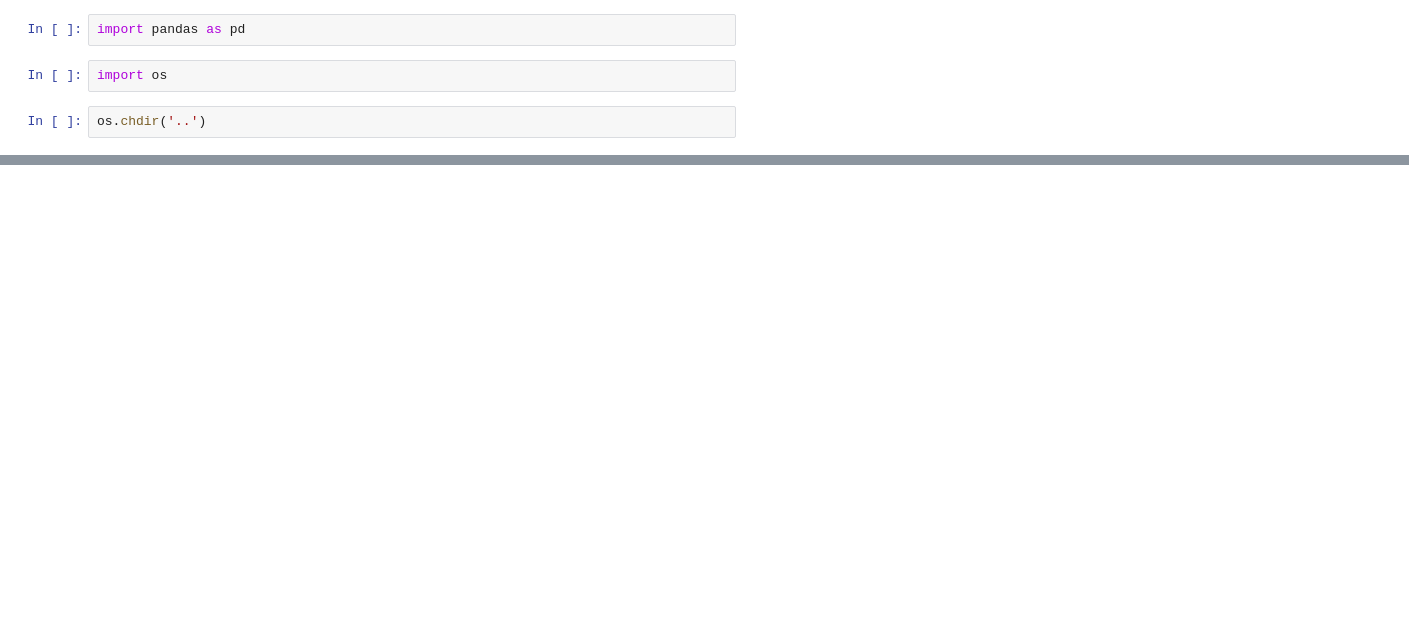
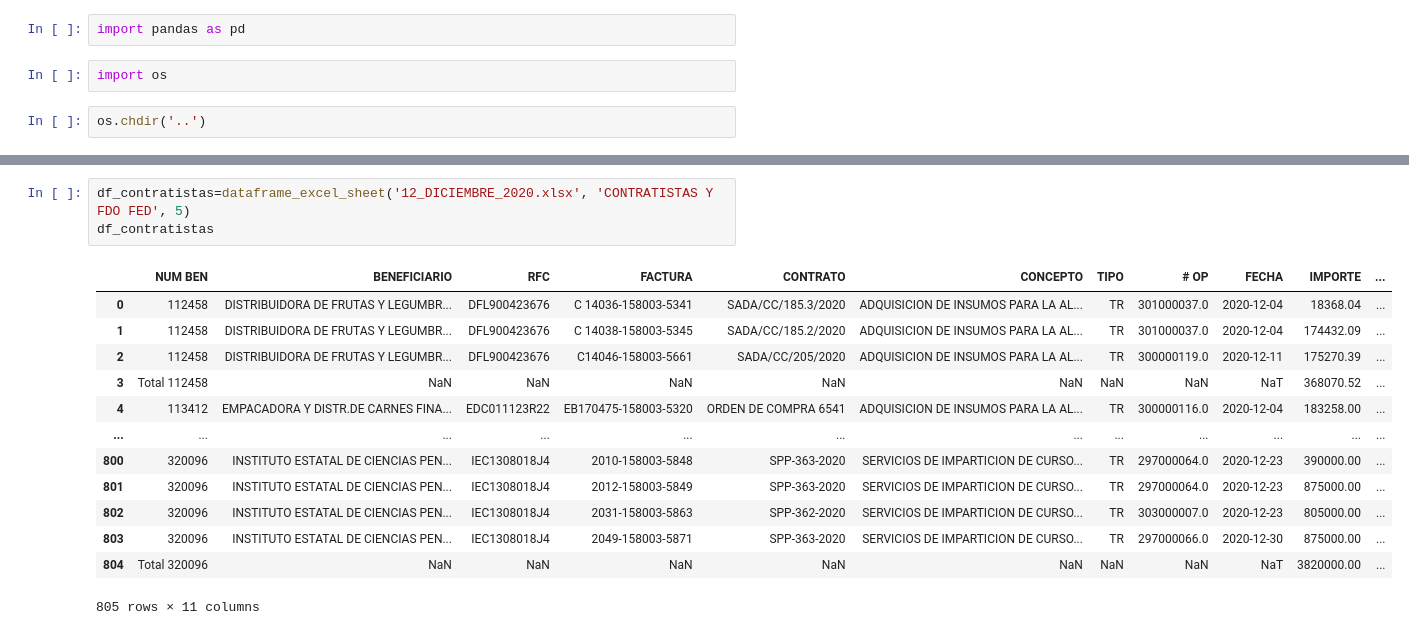
Before and after one commit to yuliethc/estudiomonterrey, a Jupyter notebook: notebooks/1_limpieza_y_carga.ipynb, the cells around one changed output, grey strips where cells are left out. Cells and saved outputs as stored; diff of their text form; blank space fills up the shorter version.

```diff
--- a/notebooks/1_limpieza_y_carga.ipynb
+++ b/notebooks/1_limpieza_y_carga.ipynb
@@ -10,0 +76,17 @@ os.chdir('..')
+# %%
+df_contratistas=dataframe_excel_sheet('12_DICIEMBRE_2020.xlsx', 'CONTRATISTAS Y FDO FED', 5)
+df_contratistas
+# %% [output]
+|  | NUM BEN | BENEFICIARIO | RFC | FACTURA | CONTRATO | CONCEPTO | TIPO | # OP | FECHA | IMPORTE | ... |
+| 0 | 112458 | DISTRIBUIDORA DE FRUTAS Y LEGUMBR... | DFL900423676 | C 14036-158003-5341 | SADA/CC/185.3/2020 | ADQUISICION DE INSUMOS PARA LA AL... | TR | 301000037.0 | 2020-12-04 | 18368.04 | ... |
+| 1 | 112458 | DISTRIBUIDORA DE FRUTAS Y LEGUMBR... | DFL900423676 | C 14038-158003-5345 | SADA/CC/185.2/2020 | ADQUISICION DE INSUMOS PARA LA AL... | TR | 301000037.0 | 2020-12-04 | 174432.09 | ... |
+| 2 | 112458 | DISTRIBUIDORA DE FRUTAS Y LEGUMBR... | DFL900423676 | C14046-158003-5661 | SADA/CC/205/2020 | ADQUISICION DE INSUMOS PARA LA AL... | TR | 300000119.0 | 2020-12-11 | 175270.39 | ... |
+| 3 | Total 112458 | NaN | NaN | NaN | NaN | NaN | NaN | NaN | NaT | 368070.52 | ... |
+| 4 | 113412 | EMPACADORA Y DISTR.DE CARNES FINA... | EDC011123R22 | EB170475-158003-5320 | ORDEN DE COMPRA 6541 | ADQUISICION DE INSUMOS PARA LA AL... | TR | 300000116.0 | 2020-12-04 | 183258.00 | ... |
+| ... | ... | ... | ... | ... | ... | ... | ... | ... | ... | ... | ... |
+| 800 | 320096 | INSTITUTO ESTATAL DE CIENCIAS PEN... | IEC1308018J4 | 2010-158003-5848 | SPP-363-2020 | SERVICIOS DE IMPARTICION DE CURSO... | TR | 297000064.0 | 2020-12-23 | 390000.00 | ... |
+| 801 | 320096 | INSTITUTO ESTATAL DE CIENCIAS PEN... | IEC1308018J4 | 2012-158003-5849 | SPP-363-2020 | SERVICIOS DE IMPARTICION DE CURSO... | TR | 297000064.0 | 2020-12-23 | 875000.00 | ... |
+| 802 | 320096 | INSTITUTO ESTATAL DE CIENCIAS PEN... | IEC1308018J4 | 2031-158003-5863 | SPP-362-2020 | SERVICIOS DE IMPARTICION DE CURSO... | TR | 303000007.0 | 2020-12-23 | 805000.00 | ... |
+| 803 | 320096 | INSTITUTO ESTATAL DE CIENCIAS PEN... | IEC1308018J4 | 2049-158003-5871 | SPP-363-2020 | SERVICIOS DE IMPARTICION DE CURSO... | TR | 297000066.0 | 2020-12-30 | 875000.00 | ... |
+| 804 | Total 320096 | NaN | NaN | NaN | NaN | NaN | NaN | NaN | NaT | 3820000.00 | ... |
+805 rows × 11 columns
```
Also changed, not shown: parts of 15 cells of this notebook, 1 other file.
